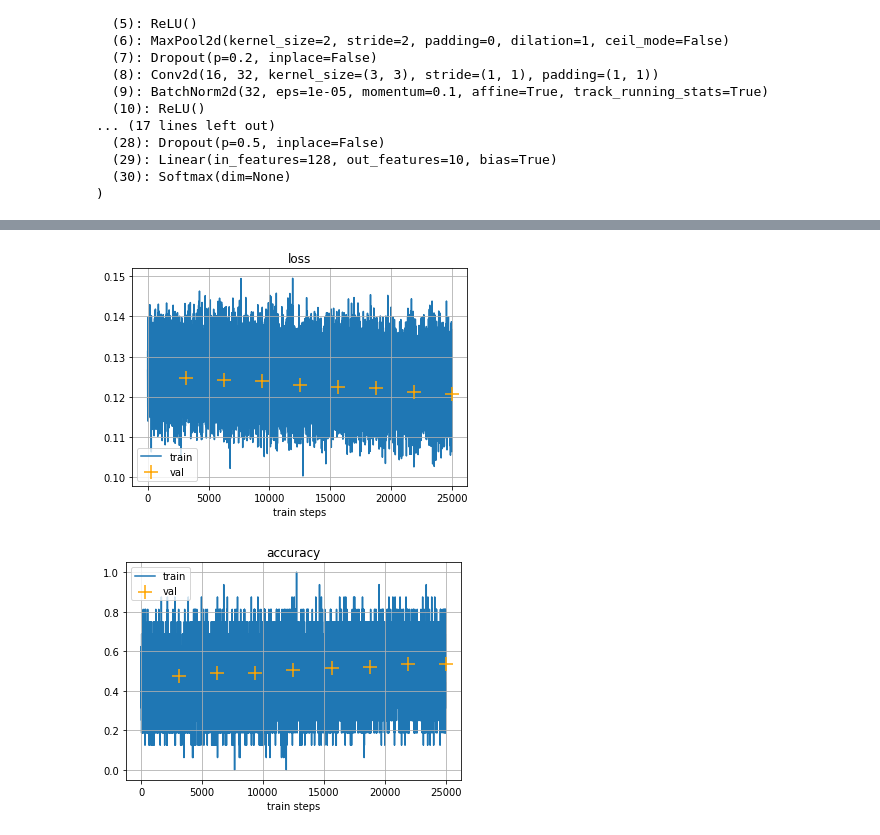
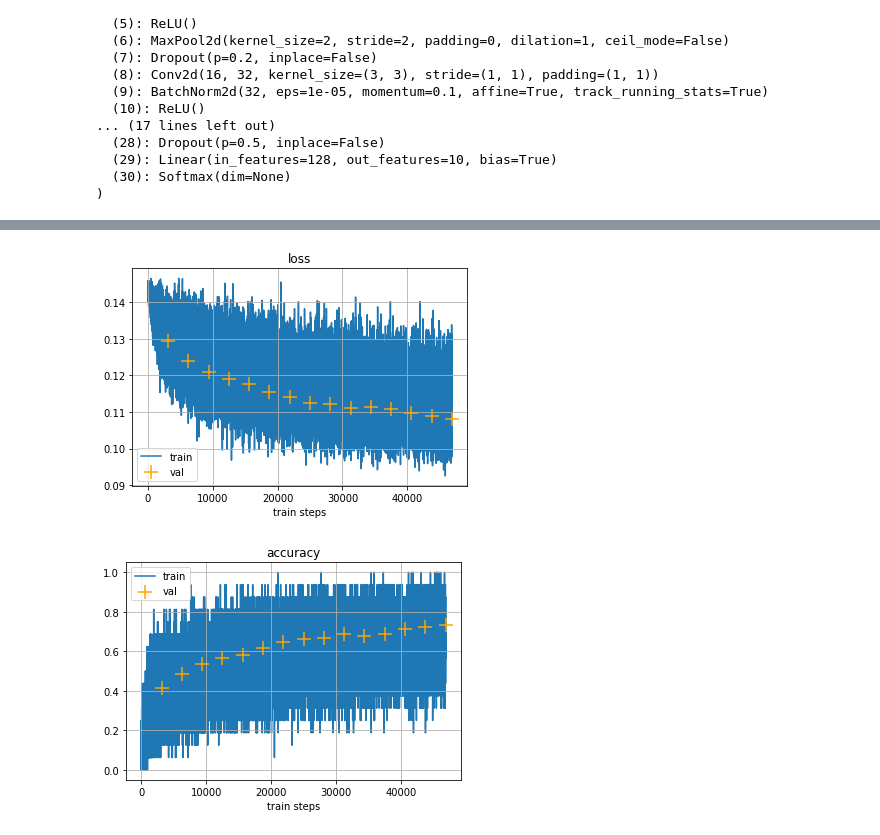
Before and after one commit to aromana33/hw1_dl_2020, a Jupyter notebook: hw1_dl.ipynb, the cells around one changed output, grey strips where cells are left out. Cells and saved outputs as stored; diff of their text form; code cells hidden in the pictures.

```diff
--- a/hw1_dl.ipynb
+++ b/hw1_dl.ipynb
@@ -168,6 +168,8 @@ class Adam(InClassOptimizer):
     def __init__(self, params, lr=0.001, eps=1e-13, beta_1=0.9, beta_2=0.999):
         defaults = dict(lr=lr, eps=eps, beta_1=beta_1, beta_2=beta_2)
         super().__init__(params, defaults)
+        self.m = dict()
+        self.v = dict()
 
     def _group_step(self, group):
         # One group contains information about values passed in init
@@ -176,8 +178,24 @@ class Adam(InClassOptimizer):
         eps = group['eps']
         beta_1 = group['beta_1']
         beta_2 = group['beta_2']
-        for param in filter(lambda x: x.grad is not None, group['params']):
-            pass
+        for param in filter(lambda x: x.grad is not None,
+                                         group['params']):
+          self._init_adam_buffer(param)
+
+          buffer_m, buffer_v = self._get_adagrad_buffer(param)
+
+          d_param = param.grad
+          d_norm = d_param ** 2
+
+          m = beta_1 * buffer_m + (1 - beta_1) * d_param
+          v = beta_2 * buffer_v + (1 - beta_2) * d_norm
+          m_hat = m / (1 - beta_1)
+          v_hat = v / (1 - beta_2)
+          buffer_m = m_hat
+          buffer_v = v_hat
+
+
+          param.add(lr * buffer_m.grad / torch.sqrt(buffer_v + eps))
 
     def _get_adam_buffer(self, param):
         """
@@ -192,7 +210,8 @@ class Adam(InClassOptimizer):
         -------
         Accumulated Adam gradients for parameter.
         """
-        pass
+        param_state = self.state[param]
+        return param_state['adagrad_buffer']
 
     def _init_adam_buffer(self, param):
         """
@@ -203,7 +222,9 @@ class Adam(InClassOptimizer):
         param : `torch.Tensor`, required
             Model parameter to get accumulated gradeints for adam.
         """
-        pass
+        param_state = self.state[param]
+        if 'adagrad_buffer' not in param_state:
+            param_state['adagrad_buffer'] = torch.zeros_like(param)
 # %% [markdown]
 **Task**: Создайте параметры для обучения логистической регрессии, сделаем Xavier ициализацию, которая выглядит следующим образом:
 
@@ -319,13 +341,13 @@ def plot_history(train_history, val_history, title='loss'):
 
     plt.show()
 # %%
-def train(model, criterion, optimizer, train_dataloader, test_dataloader):
+def train_model(model, criterion, optimizer, train_dataloader, test_dataloader):
     train_loss_log = []
     train_acc_log = []
     val_loss_log = []
     val_acc_log = []
 
-    for epoch in range(NUM_EPOCH):
+    for epoch in range(0, 15):
         model.train()
         train_loss = 0.
         train_size = 0
@@ -448,9 +527,10 @@ third_model = torch.nn.ModuleDict({
 # %%
 #1
 criterion = nn.CrossEntropyLoss()
-optimizer = optim.SGD(second_model.parameters(), lr=0.0001, momentum=0.9)
+optimizer = optim.SGD(second_model.parameters(), lr=0.001, momentum=0.9)
+NUM_EPOCH=15
 
-train_model(second_model, criterion, optimizer, train_dataloader, test_dataloader, NUM_EPOCH=15)
+train_model(second_model, criterion, optimizer, train_dataloader, test_dataloader)
 # %% [output]
-[figure, old version]
+[figure, new version]
-[figure, old version]
+[figure, new version]
```
Also changed, not shown: parts of 15 cells of this notebook.
